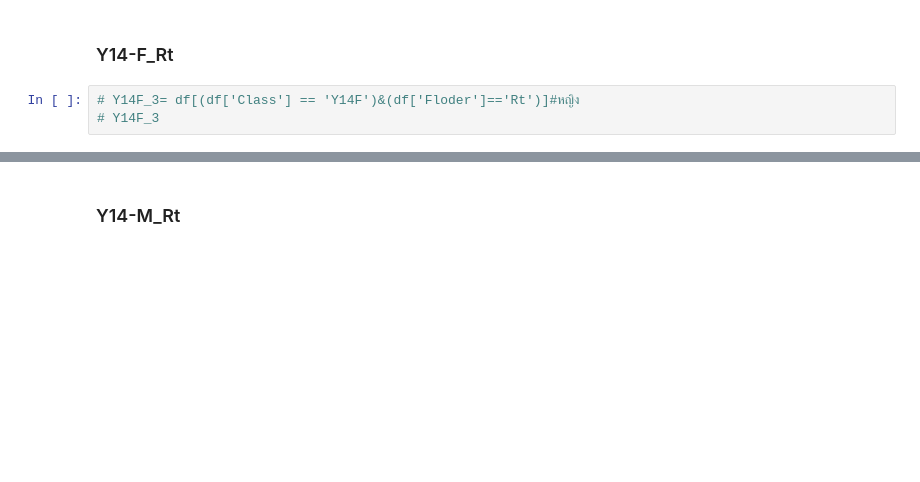
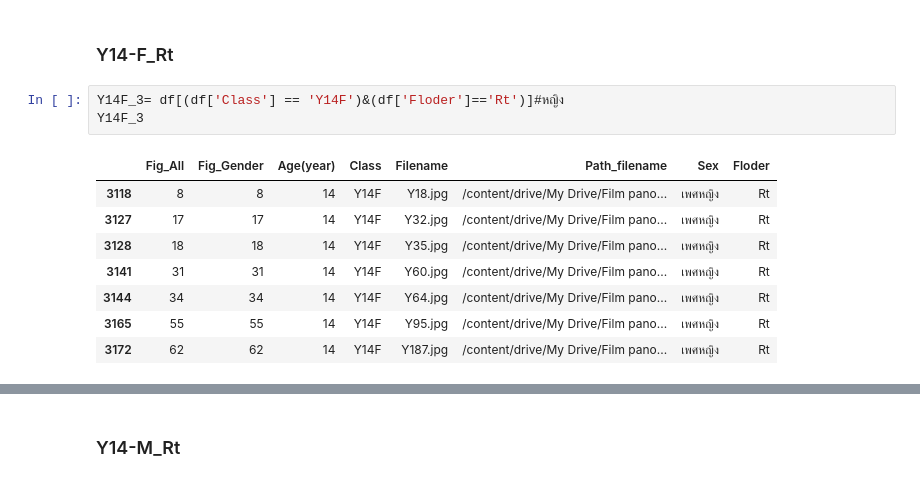
Before and after one commit to Athitiya00/efficientnet_keras_transfer_learning, a Jupyter notebook: สำเนาของ_ตัดรูป.ipynb, the cells around one changed output, grey strips where cells are left out. Drawn from its saved outputs; the diff is of its cells as text; blank space fills up the shorter version.

```diff
--- a/สำเนาของ_ตัดรูป.ipynb
+++ b/สำเนาของ_ตัดรูป.ipynb
@@ -2543,6 +2589,15 @@ FileNotFoundError: ignored
 # %% [markdown]
 ### Y14-F_Rt
 # %%
-# Y14F_3= df[(df['Class'] == 'Y14F')&(df['Floder']=='Rt')]#หญิง
-# Y14F_3
+Y14F_3= df[(df['Class'] == 'Y14F')&(df['Floder']=='Rt')]#หญิง
+Y14F_3
+# %% [output]
+|  | Fig_All | Fig_Gender | Age(year) | Class | Filename | Path_filename | Sex | Floder |
+| 3118 | 8 | 8 | 14 | Y14F | Y18.jpg | /content/drive/My Drive/Film pano... | เพศหญิง | Rt |
+| 3127 | 17 | 17 | 14 | Y14F | Y32.jpg | /content/drive/My Drive/Film pano... | เพศหญิง | Rt |
+| 3128 | 18 | 18 | 14 | Y14F | Y35.jpg | /content/drive/My Drive/Film pano... | เพศหญิง | Rt |
+| 3141 | 31 | 31 | 14 | Y14F | Y60.jpg | /content/drive/My Drive/Film pano... | เพศหญิง | Rt |
+| 3144 | 34 | 34 | 14 | Y14F | Y64.jpg | /content/drive/My Drive/Film pano... | เพศหญิง | Rt |
+| 3165 | 55 | 55 | 14 | Y14F | Y95.jpg | /content/drive/My Drive/Film pano... | เพศหญิง | Rt |
+| 3172 | 62 | 62 | 14 | Y14F | Y187.jpg | /content/drive/My Drive/Film pano... | เพศหญิง | Rt |
 # %%
```
Also changed, not shown: parts of 30 cells of this notebook.
